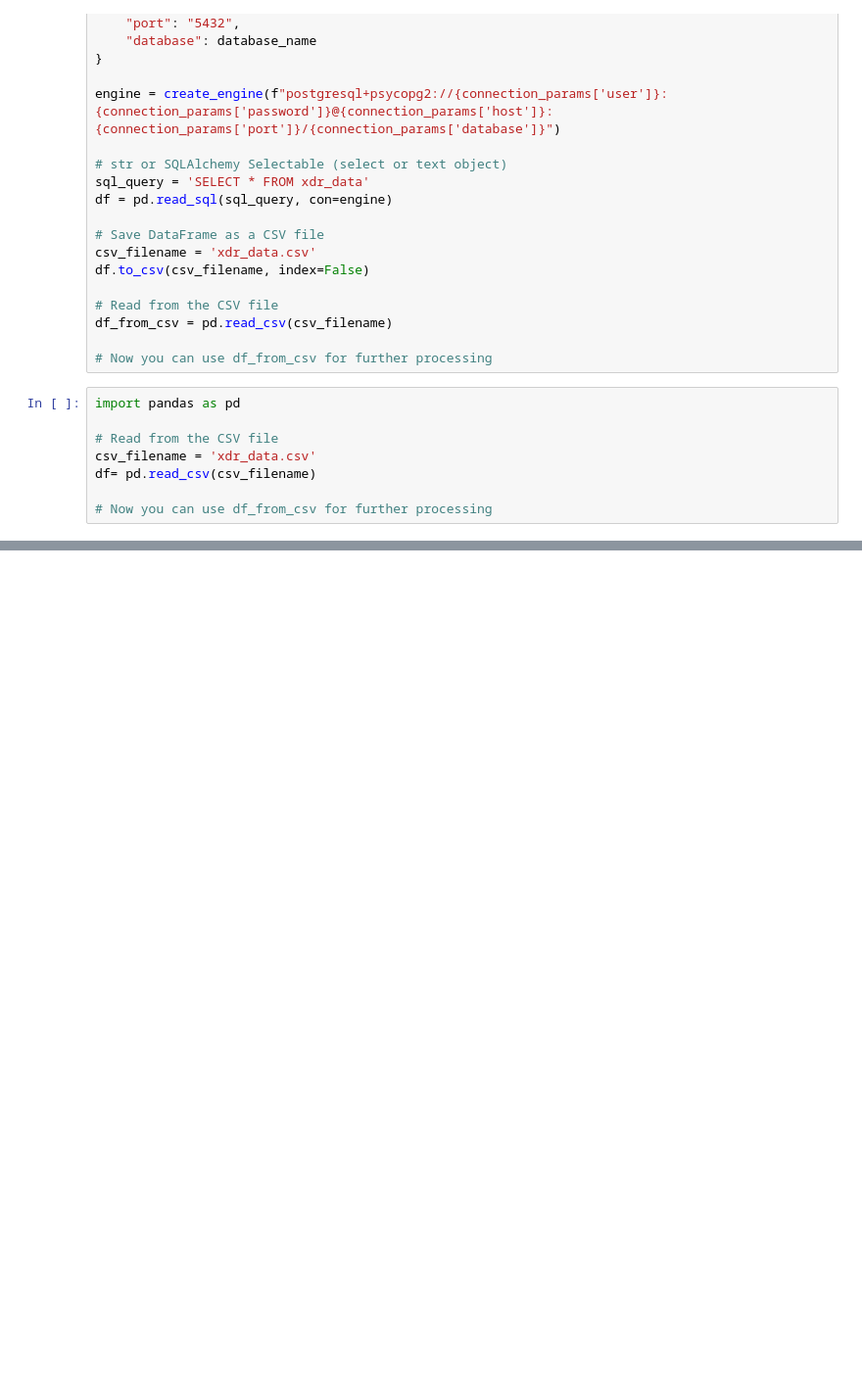
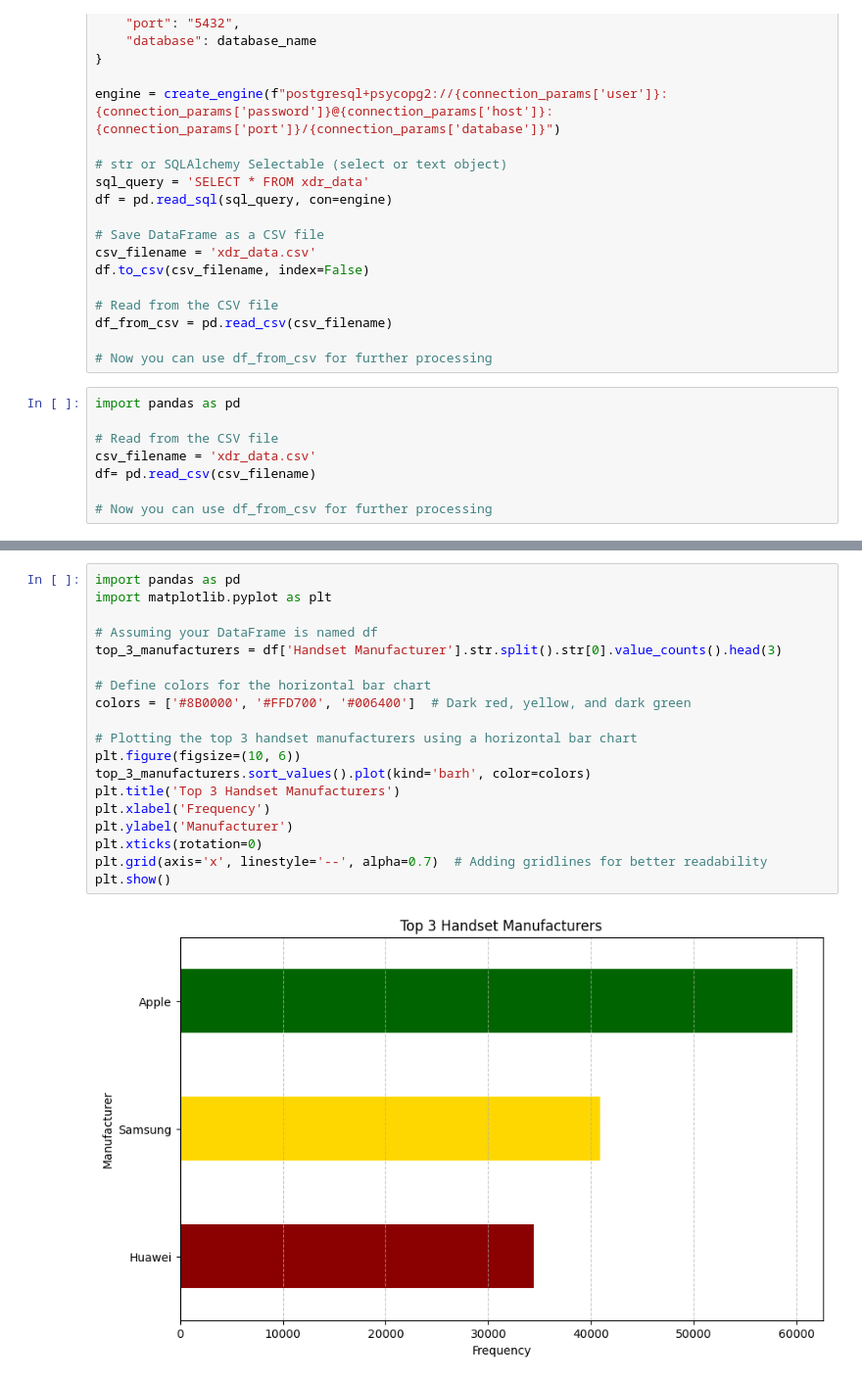
Before and after one commit to slykkkk/telecom_week1, a Jupyter notebook: notebooks/EDA.ipynb, the cells around one changed output, grey strips where cells are left out. Shown at 98% size. Cells and saved outputs as stored; diff of their text form; blank space fills up the shorter version.

```diff
--- a/notebooks/EDA.ipynb
+++ b/notebooks/EDA.ipynb
@@ -53,0 +55,21 @@ df
+# %%
+import pandas as pd
+import matplotlib.pyplot as plt
+
+# Assuming your DataFrame is named df
+top_3_manufacturers = df['Handset Manufacturer'].str.split().str[0].value_counts().head(3)
+
+# Define colors for the horizontal bar chart
+colors = ['#8B0000', '#FFD700', '#006400']  # Dark red, yellow, and dark green
+
+# Plotting the top 3 handset manufacturers using a horizontal bar chart
+plt.figure(figsize=(10, 6))
+top_3_manufacturers.sort_values().plot(kind='barh', color=colors)
+plt.title('Top 3 Handset Manufacturers')
+plt.xlabel('Frequency')
+plt.ylabel('Manufacturer')
+plt.xticks(rotation=0)
+plt.grid(axis='x', linestyle='--', alpha=0.7)  # Adding gridlines for better readability
+plt.show()
+# %% [output]
+[figure, added]
```
Also changed, not shown: parts of 3 cells of this notebook, 4 other files.
